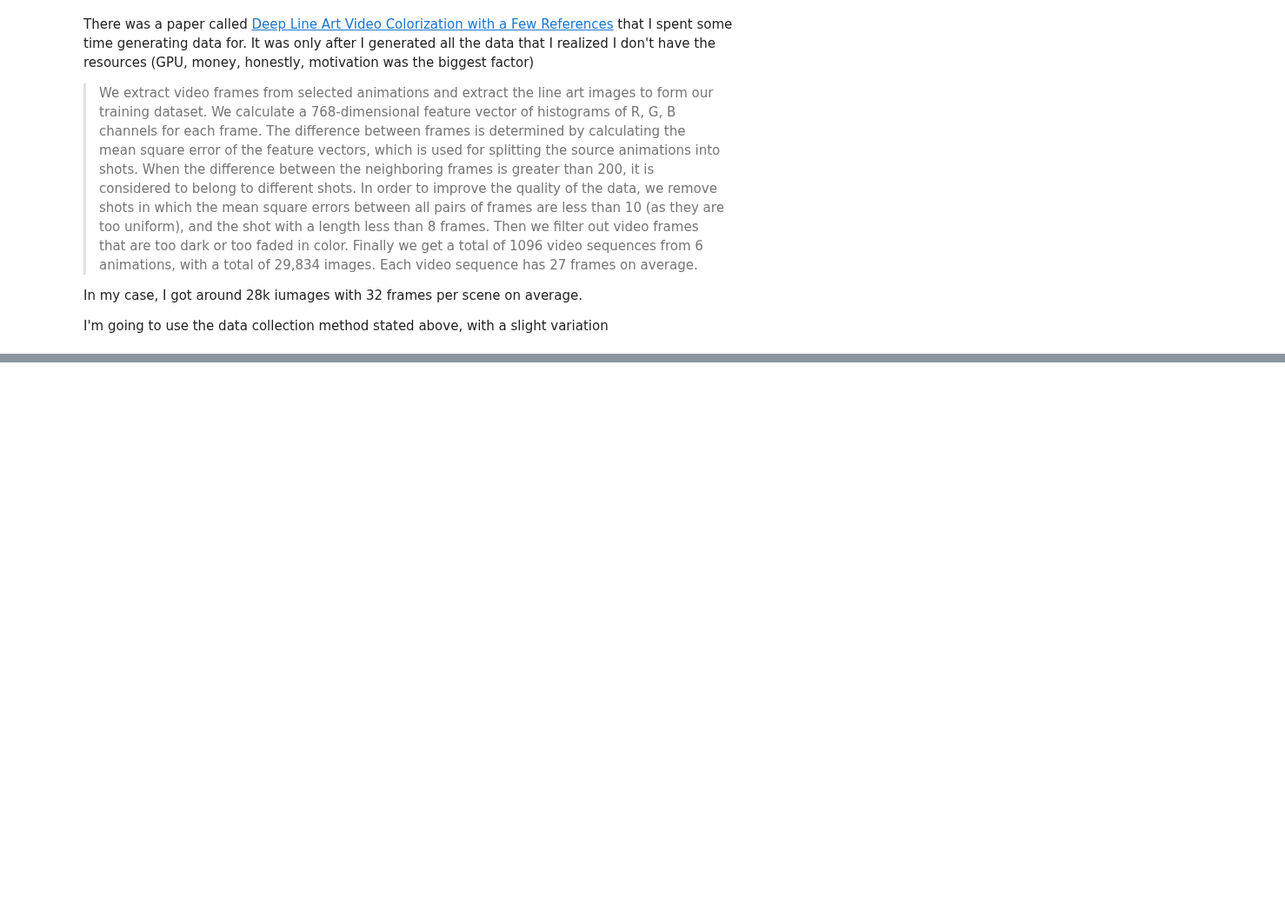
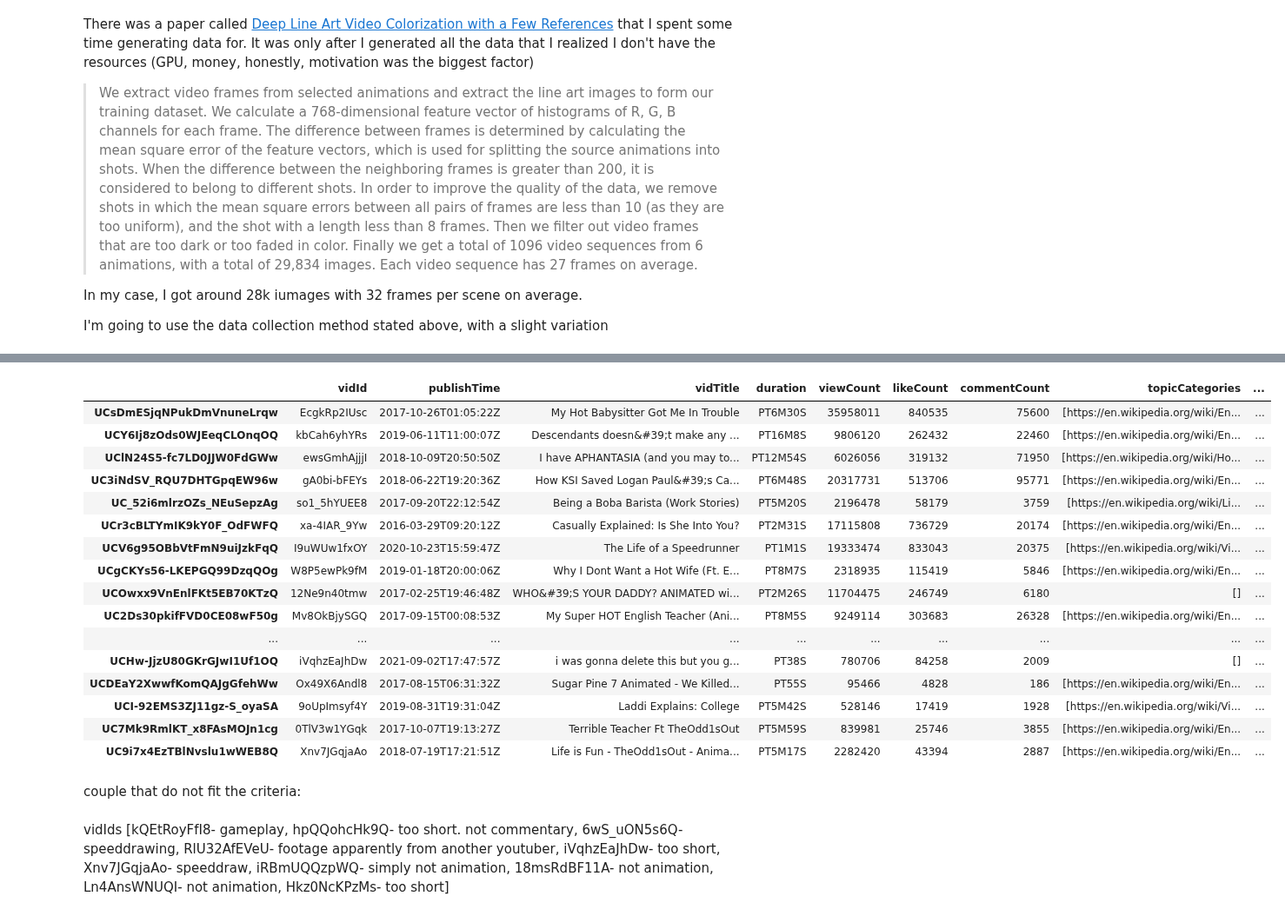
Before and after one commit to ojiwon-kenobi/youtuberChannels, a Jupyter notebook: animation_analysis/animation_analysis.ipynb, the cells around one changed output, grey strips where cells are left out. Shown at 87% size. Saved outputs shown, nothing was run; the diff lists cells and outputs as text; code cells hidden in the pictures; blank space fills up the shorter version.

```diff
--- a/animation_analysis/animation_analysis.ipynb
+++ b/animation_analysis/animation_analysis.ipynb
@@ -325,13 +344,13 @@ LIST_OF_CHANNEL_IDS= channelId_to_mostViewedVidId.keys()
 # %%
 with open('../masterSheet.json', 'r') as j:
     masterSheet = json.loads(j.read())
-df = pd.from_dict(masterSheet)
 
 channelId_to_mostViewedVidInfo = {}
 
 for channelId in LIST_OF_CHANNEL_IDS:
     mostViewedVidId = channelId_to_mostViewedVidId[channelId]
-    for vidInfo in df[channelId]:
+    for vidInfo in masterSheet[channelId]:
         if vidInfo['vidId'] == mostViewedVidId:
-            channelId_to_mostViewedVidInfo[channelId] =
+            channelId_to_mostViewedVidInfo[channelId] = vidInfo
+channelId_to_mostViewedVidInfo
 # %% [output]
@@ -338,0 +374,25 @@ IndentationError: expected an indented block (<ipython-input-15-fc40ecf40d8f>, l
+# %%
+df = pandas.DataFrame.from_dict(channelId_to_mostViewedVidInfo).T
+df
+# %% [output]
+|  | vidId | publishTime | vidTitle | duration | viewCount | likeCount | commentCount | topicCategories | ... |
+| UCsDmESjqNPukDmVnuneLrqw | EcgkRp2IUsc | 2017-10-26T01:05:22Z | My Hot Babysitter Got Me In Trouble | PT6M30S | 35958011 | 840535 | 75600 | [https://en.wikipedia.org/wiki/En... | ... |
+| UCY6Ij8zOds0WJEeqCLOnqOQ | kbCah6yhYRs | 2019-06-11T11:00:07Z | Descendants doesn&#39;t make any ... | PT16M8S | 9806120 | 262432 | 22460 | [https://en.wikipedia.org/wiki/En... | ... |
+| UClN24S5-fc7LD0JJW0FdGWw | ewsGmhAjjjI | 2018-10-09T20:50:50Z | I have APHANTASIA (and you may to... | PT12M54S | 6026056 | 319132 | 71950 | [https://en.wikipedia.org/wiki/Ho... | ... |
+| UC3iNdSV_RQU7DHTGpqEW96w | gA0bi-bFEYs | 2018-06-22T19:20:36Z | How KSI Saved Logan Paul&#39;s Ca... | PT6M48S | 20317731 | 513706 | 95771 | [https://en.wikipedia.org/wiki/En... | ... |
+| UC_52i6mlrzOZs_NEuSepzAg | so1_5hYUEE8 | 2017-09-20T22:12:54Z | Being a Boba Barista (Work Stories) | PT5M20S | 2196478 | 58179 | 3759 | [https://en.wikipedia.org/wiki/Li... | ... |
+| UCr3cBLTYmIK9kY0F_OdFWFQ | xa-4IAR_9Yw | 2016-03-29T09:20:12Z | Casually Explained: Is She Into You? | PT2M31S | 17115808 | 736729 | 20174 | [https://en.wikipedia.org/wiki/En... | ... |
+| UCV6g95OBbVtFmN9uiJzkFqQ | I9uWUw1fxOY | 2020-10-23T15:59:47Z | The Life of a Speedrunner | PT1M1S | 19333474 | 833043 | 20375 | [https://en.wikipedia.org/wiki/Vi... | ... |
+| UCgCKYs56-LKEPGQ99DzqQOg | W8P5ewPk9fM | 2019-01-18T20:00:06Z | Why I Dont Want a Hot Wife (Ft. E... | PT8M7S | 2318935 | 115419 | 5846 | [https://en.wikipedia.org/wiki/En... | ... |
+| UCOwxx9VnEnlFKt5EB70KTzQ | 12Ne9n40tmw | 2017-02-25T19:46:48Z | WHO&#39;S YOUR DADDY? ANIMATED wi... | PT2M26S | 11704475 | 246749 | 6180 | [] | ... |
+| UC2Ds30pkifFVD0CE08wF50g | Mv8OkBjySGQ | 2017-09-15T00:08:53Z | My Super HOT English Teacher (Ani... | PT8M5S | 9249114 | 303683 | 26328 | [https://en.wikipedia.org/wiki/En... | ... |
+| ... | ... | ... | ... | ... | ... | ... | ... | ... | ... |
+| UCHw-JjzU80GKrGJwI1Uf1OQ | iVqhzEaJhDw | 2021-09-02T17:47:57Z | i was gonna delete this but you g... | PT38S | 780706 | 84258 | 2009 | [] | ... |
+| UCDEaY2XwwfKomQAJgGfehWw | Ox49X6Andl8 | 2017-08-15T06:31:32Z | Sugar Pine 7 Animated - We Killed... | PT55S | 95466 | 4828 | 186 | [https://en.wikipedia.org/wiki/En... | ... |
+| UCI-92EMS3ZJ11gz-S_oyaSA | 9oUpImsyf4Y | 2019-08-31T19:31:04Z | Laddi Explains: College | PT5M42S | 528146 | 17419 | 1928 | [https://en.wikipedia.org/wiki/Vi... | ... |
+| UC7Mk9RmlKT_x8FAsMOJn1cg | 0TlV3w1YGqk | 2017-10-07T19:13:27Z | Terrible Teacher Ft TheOdd1sOut | PT5M59S | 839981 | 25746 | 3855 | [https://en.wikipedia.org/wiki/En... | ... |
+| UC9i7x4EzTBlNvslu1wWEB8Q | Xnv7JGqjaAo | 2018-07-19T17:21:51Z | Life is Fun - TheOdd1sOut - Anima... | PT5M17S | 2282420 | 43394 | 2887 | [https://en.wikipedia.org/wiki/En... | ... |
+# %% [markdown]
+couple that do not fit the criteria:
+# %% [markdown]
+vidIds [kQEtRoyFfI8- gameplay, hpQQohcHk9Q- too short. not commentary, 6wS_uON5s6Q- speeddrawing, RlU32AfEVeU- footage apparently from another youtuber, iVqhzEaJhDw- too short, Xnv7JGqjaAo- speeddraw, iRBmUQQzpWQ- simply not animation, 18msRdBF11A- not animation, Ln4AnsWNUQI- not animation, Hkz0NcKPzMs- too short]
```
Also changed, not shown: parts of 8 cells of this notebook, 1 other file.
